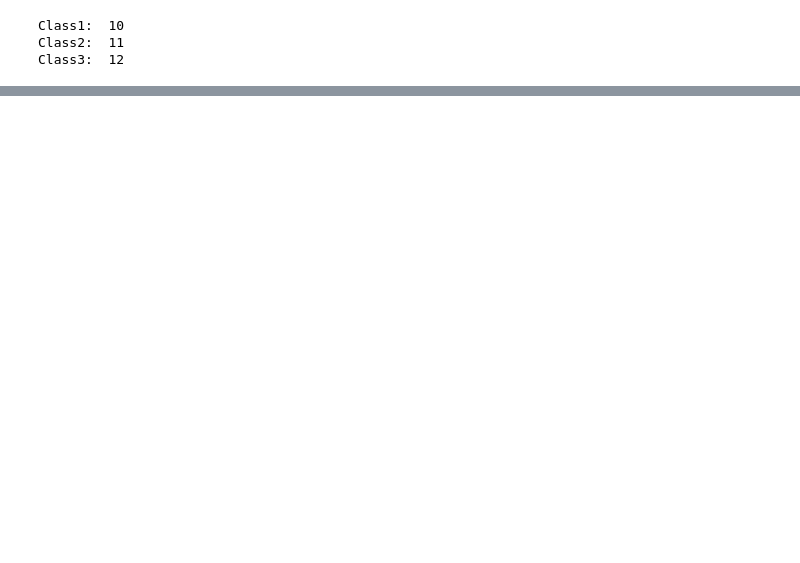
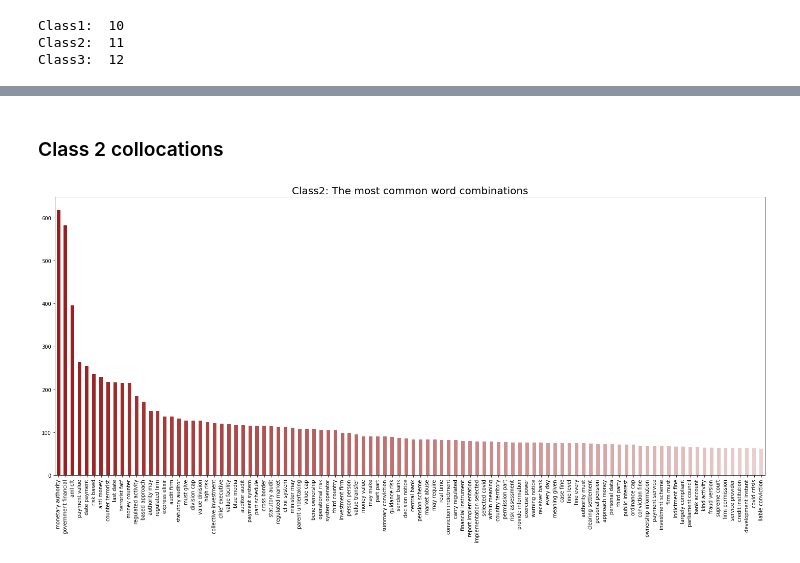
Before and after one commit to ViktoriaCsink/NLP_PlotCollocations, a Jupyter notebook: PlotCollocations.ipynb, the cells around one changed output, grey strips where cells are left out. Cells and saved outputs as stored; diff of their text form; code cells hidden in the pictures; blank space fills up the shorter version.

```diff
--- a/PlotCollocations.ipynb
+++ b/PlotCollocations.ipynb
@@ -742,0 +237,47 @@ plt.savefig('Stablecoin-related keyphrases in extracts.pdf')
+# %% [markdown]
+### Class 2 collocations
+# %%
+#Plot the most common word combinations
+
+n = 100 #change the number of words here
+lencol = 2 #change the length of the word combinations (2-words, 3-words, etc)
+
+os.chdir(results)
+
+class2 = df[df.Dir==Dir2]
+
+texts = []
+texts.extend(' '.join(d for d in class2['Cleaned_Text'][index]) for index, row in class2.iterrows())
+
+cv = CountVectorizer(ngram_range=(1,lencol))
+
+cv.fit(texts)
+
+texts_transformed = cv.transform(texts)
+texts_transformed
+
+n_data = pd.DataFrame(texts_transformed.toarray(),
+                 columns=cv.get_feature_names())
+
+counts = pd.DataFrame([n_data.sum(axis=0)])
+counts = counts.drop([col for col in counts.columns if len(col.split())<lencol] , axis='columns')
+
+#50 most frequent collocations
+collocations = counts.transpose() #columns to rows
+collocations = collocations.squeeze() #convert to series
+collocations = collocations.astype('float')
+collocations = collocations.sort_values(ascending=False)
+collocations = collocations[0:n]
+
+#reduce opacity as the item becomes less frequent
+alpha = [x for x in np.arange(0.2, 1, 0.8/100)]
+alpha = alpha[::-1]
+colours = [(0.6, 0.1, 0.1, a) for a in alpha]
+
+plt.figure(figsize=(20,10))
+collocations.plot.bar(width=0.5, color=colours)
+plt.title('Class2: The most common word combinations', fontsize = 20)
+plt.tight_layout() #to make sure the text is legible
+plt.savefig('class2_collocations.png')
+# %% [output]
+[figure, added]
```
Also changed, not shown: parts of 104 cells of this notebook, 9 other files.
